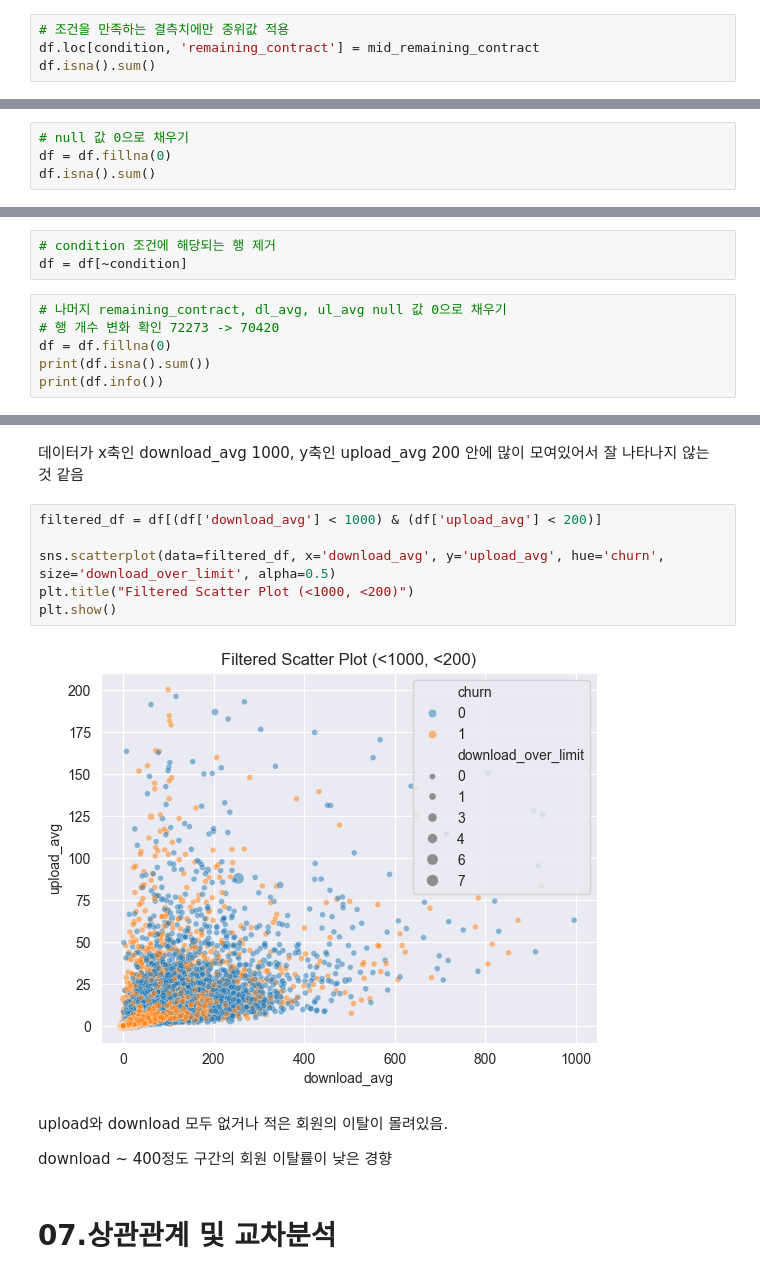
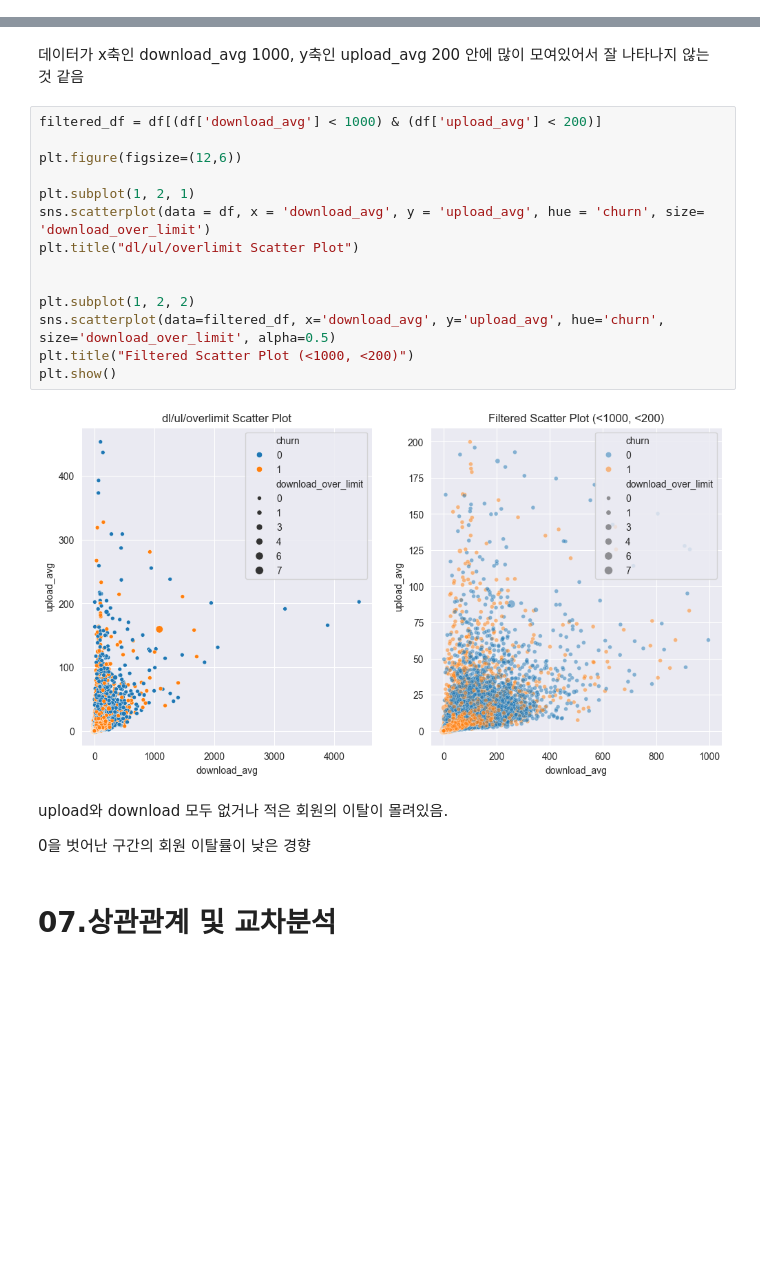
Before and after one commit to ParkVitna/SKN14-2nd-1Team, a Jupyter notebook: HanSeongGyu/EDA_1st.ipynb, the cells around one changed output, grey strips where cells are left out. Saved outputs shown, nothing was run; the diff lists cells and outputs as text; blank space fills up the shorter version.

```diff
--- a/HanSeongGyu/EDA_1st.ipynb
+++ b/HanSeongGyu/EDA_1st.ipynb
@@ -255,4 +154,0 @@ np.float64(0.57)
-# %%
-# 조건을 만족하는 결측치에만 중위값 적용
-df.loc[condition, 'remaining_contract'] = mid_remaining_contract
-df.isna().sum()
@@ -271,4 +154,0 @@ dtype: int64
-# %%
-# null 값 0으로 채우기
-df = df.fillna(0)
-df.isna().sum()
@@ -307,9 +233,0 @@ dtype: int64
-# %%
-# condition 조건에 해당되는 행 제거
-df = df[~condition]
-# %%
-# 나머지 remaining_contract, dl_avg, ul_avg null 값 0으로 채우기
-# 행 개수 변화 확인 72273 -> 70420
-df = df.fillna(0)
-print(df.isna().sum())
-print(df.info())
@@ -453,15 +321,23 @@ sns.scatterplot(data = df, x = 'download_avg', y = 'upload_avg', hue = 'churn',
 # %%
 filtered_df = df[(df['download_avg'] < 1000) & (df['upload_avg'] < 200)]
 
+plt.figure(figsize=(12,6))
+
+plt.subplot(1, 2, 1)
+sns.scatterplot(data = df, x = 'download_avg', y = 'upload_avg', hue = 'churn', size= 'download_over_limit')
+plt.title("dl/ul/overlimit Scatter Plot")
+
+
+plt.subplot(1, 2, 2)
 sns.scatterplot(data=filtered_df, x='download_avg', y='upload_avg', hue='churn', size='download_over_limit', alpha=0.5)
 plt.title("Filtered Scatter Plot (<1000, <200)")
 plt.show()
 # %% [output]
-[figure, old version]
+[figure, new version]
 # %% [markdown]
 upload와 download 모두 없거나 적은 회원의 이탈이 몰려있음.
 
-download  ~ 400정도 구간의 회원 이탈률이 낮은 경향
+0을 벗어난 구간의 회원 이탈률이 낮은 경향
 # %% [markdown]
 # 07.상관관계 및 교차분석
 # %%
```
Also changed, not shown: parts of 56 cells of this notebook.
